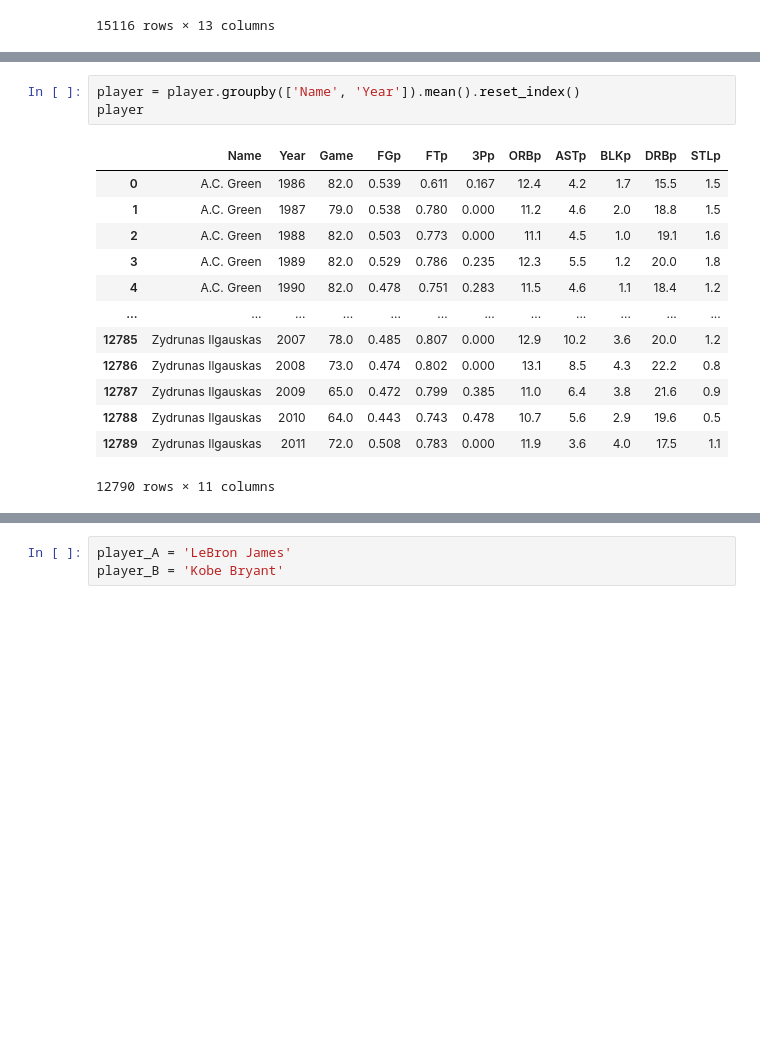
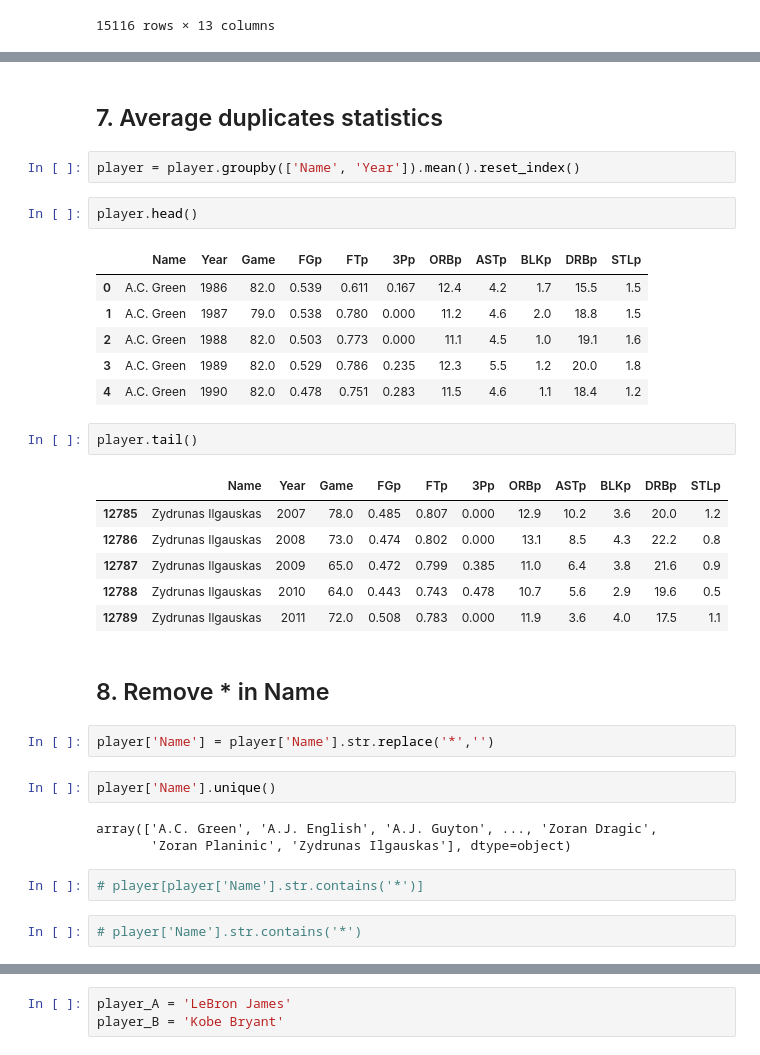
Before and after one commit to Suraporn/nba_player_comparison, a Jupyter notebook: result/eda/eda.ipynb, the cells around one changed output, grey strips where cells are left out. Saved outputs shown, nothing was run; the diff lists cells and outputs as text; blank space fills up the shorter version.

```diff
--- a/result/eda/eda.ipynb
+++ b/result/eda/eda.ipynb
@@ -78,20 +116,38 @@ player
 | 24689 | Paul Zipser | 2017 | SF | CHI | 44.0 | 0.398 | 0.775 | 0.333 | 1.9 | 6.1 | 1.5 | ... |
 | 24690 | Ivica Zubac | 2017 | C | LAL | 38.0 | 0.529 | 0.653 | 0.000 | 7.1 | 8.1 | 4.4 | ... |
 15116 rows × 13 columns
+# %% [markdown]
+## 7. Average duplicates statistics
 # %%
 player = player.groupby(['Name', 'Year']).mean().reset_index()
-player
-# %% [output]
-|  | Name | Year | Game | FGp | FTp | 3Pp | ORBp | ASTp | BLKp | DRBp | STLp |
-| 0 | A.C. Green | 1986 | 82.0 | 0.539 | 0.611 | 0.167 | 12.4 | 4.2 | 1.7 | 15.5 | 1.5 |
-| 1 | A.C. Green | 1987 | 79.0 | 0.538 | 0.780 | 0.000 | 11.2 | 4.6 | 2.0 | 18.8 | 1.5 |
-| 2 | A.C. Green | 1988 | 82.0 | 0.503 | 0.773 | 0.000 | 11.1 | 4.5 | 1.0 | 19.1 | 1.6 |
-| 3 | A.C. Green | 1989 | 82.0 | 0.529 | 0.786 | 0.235 | 12.3 | 5.5 | 1.2 | 20.0 | 1.8 |
-| 4 | A.C. Green | 1990 | 82.0 | 0.478 | 0.751 | 0.283 | 11.5 | 4.6 | 1.1 | 18.4 | 1.2 |
-| ... | ... | ... | ... | ... | ... | ... | ... | ... | ... | ... | ... |
-| 12785 | Zydrunas Ilgauskas | 2007 | 78.0 | 0.485 | 0.807 | 0.000 | 12.9 | 10.2 | 3.6 | 20.0 | 1.2 |
-| 12786 | Zydrunas Ilgauskas | 2008 | 73.0 | 0.474 | 0.802 | 0.000 | 13.1 | 8.5 | 4.3 | 22.2 | 0.8 |
-| 12787 | Zydrunas Ilgauskas | 2009 | 65.0 | 0.472 | 0.799 | 0.385 | 11.0 | 6.4 | 3.8 | 21.6 | 0.9 |
-| 12788 | Zydrunas Ilgauskas | 2010 | 64.0 | 0.443 | 0.743 | 0.478 | 10.7 | 5.6 | 2.9 | 19.6 | 0.5 |
-| 12789 | Zydrunas Ilgauskas | 2011 | 72.0 | 0.508 | 0.783 | 0.000 | 11.9 | 3.6 | 4.0 | 17.5 | 1.1 |
-12790 rows × 11 columns
+# %%
+player.head()
+# %% [output]
+|  | Name | Year | Game | FGp | FTp | 3Pp | ORBp | ASTp | BLKp | DRBp | STLp |
+| 0 | A.C. Green | 1986 | 82.0 | 0.539 | 0.611 | 0.167 | 12.4 | 4.2 | 1.7 | 15.5 | 1.5 |
+| 1 | A.C. Green | 1987 | 79.0 | 0.538 | 0.780 | 0.000 | 11.2 | 4.6 | 2.0 | 18.8 | 1.5 |
+| 2 | A.C. Green | 1988 | 82.0 | 0.503 | 0.773 | 0.000 | 11.1 | 4.5 | 1.0 | 19.1 | 1.6 |
+| 3 | A.C. Green | 1989 | 82.0 | 0.529 | 0.786 | 0.235 | 12.3 | 5.5 | 1.2 | 20.0 | 1.8 |
+| 4 | A.C. Green | 1990 | 82.0 | 0.478 | 0.751 | 0.283 | 11.5 | 4.6 | 1.1 | 18.4 | 1.2 |
+# %%
+player.tail()
+# %% [output]
+|  | Name | Year | Game | FGp | FTp | 3Pp | ORBp | ASTp | BLKp | DRBp | STLp |
+| 12785 | Zydrunas Ilgauskas | 2007 | 78.0 | 0.485 | 0.807 | 0.000 | 12.9 | 10.2 | 3.6 | 20.0 | 1.2 |
+| 12786 | Zydrunas Ilgauskas | 2008 | 73.0 | 0.474 | 0.802 | 0.000 | 13.1 | 8.5 | 4.3 | 22.2 | 0.8 |
+| 12787 | Zydrunas Ilgauskas | 2009 | 65.0 | 0.472 | 0.799 | 0.385 | 11.0 | 6.4 | 3.8 | 21.6 | 0.9 |
+| 12788 | Zydrunas Ilgauskas | 2010 | 64.0 | 0.443 | 0.743 | 0.478 | 10.7 | 5.6 | 2.9 | 19.6 | 0.5 |
+| 12789 | Zydrunas Ilgauskas | 2011 | 72.0 | 0.508 | 0.783 | 0.000 | 11.9 | 3.6 | 4.0 | 17.5 | 1.1 |
+# %% [markdown]
+## 8. Remove * in Name
+# %%
+player['Name'] = player['Name'].str.replace('*','')
+# %%
+player['Name'].unique()
+# %% [output]
+array(['A.C. Green', 'A.J. English', 'A.J. Guyton', ..., 'Zoran Dragic',
+       'Zoran Planinic', 'Zydrunas Ilgauskas'], dtype=object)
+# %%
+# player[player['Name'].str.contains('*')]
+# %%
+# player['Name'].str.contains('*')
```
Also changed, not shown: parts of 23 cells of this notebook, 8 other files.
